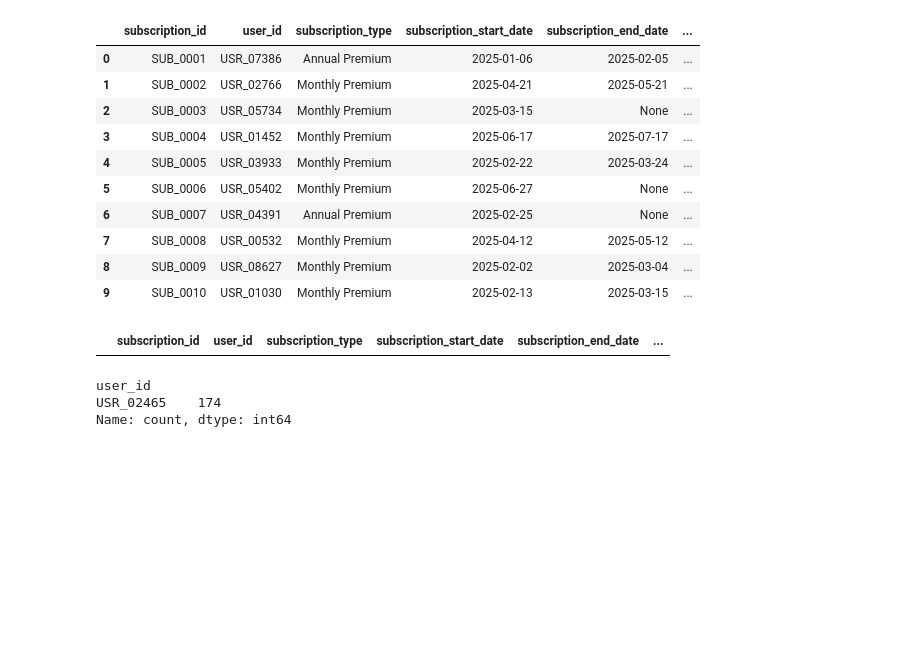
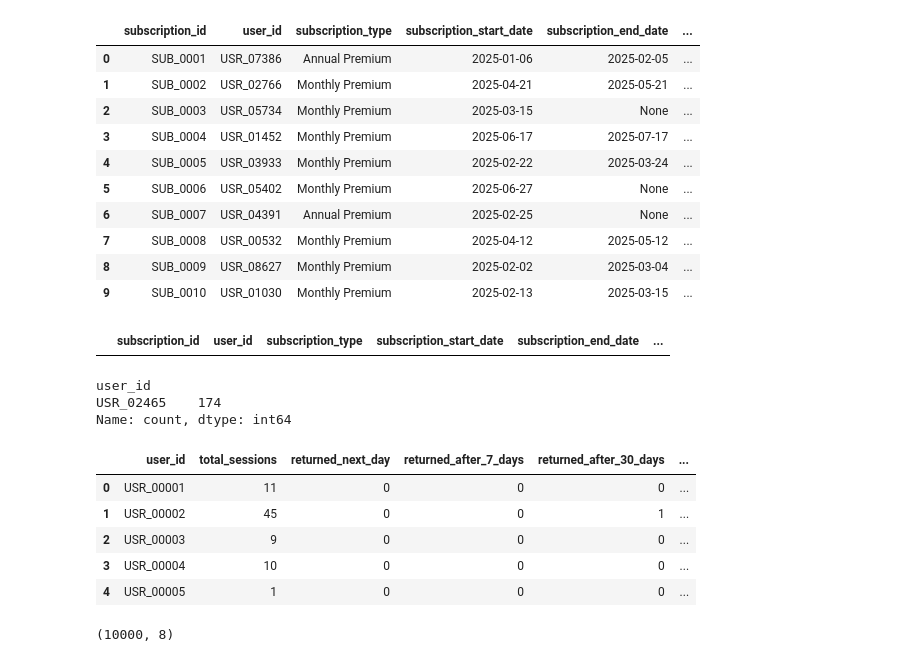
Before and after one commit to vishva0710/ai-chatbot-user-retention-analysis, a Jupyter notebook: AI_Chatbot_User_Retention_Analysis.ipynb, the cells around one changed output. Saved outputs shown, nothing was run; the diff lists cells and outputs as text; code cells hidden in the pictures; blank space fills up the shorter version.

```diff
--- a/AI_Chatbot_User_Retention_Analysis.ipynb
+++ b/AI_Chatbot_User_Retention_Analysis.ipynb
@@ -634,3 +634,19 @@ max_val[:1]
 user_id
 USR_02465    174
 Name: count, dtype: int64
+# %%
+# cleaning retention data
+ret_data=pd.read_csv('data/retention.csv')
+# %%
+ret_data.head()
+# %% [output]
+|  | user_id | total_sessions | returned_next_day | returned_after_7_days | returned_after_30_days | ... |
+| 0 | USR_00001 | 11 | 0 | 0 | 0 | ... |
+| 1 | USR_00002 | 45 | 0 | 0 | 1 | ... |
+| 2 | USR_00003 | 9 | 0 | 0 | 0 | ... |
+| 3 | USR_00004 | 10 | 0 | 0 | 0 | ... |
+| 4 | USR_00005 | 1 | 0 | 0 | 0 | ... |
+# %%
+ret_data.shape
+# %% [output]
+(10000, 8)
```
Also changed, not shown: parts of 3 cells of this notebook.
